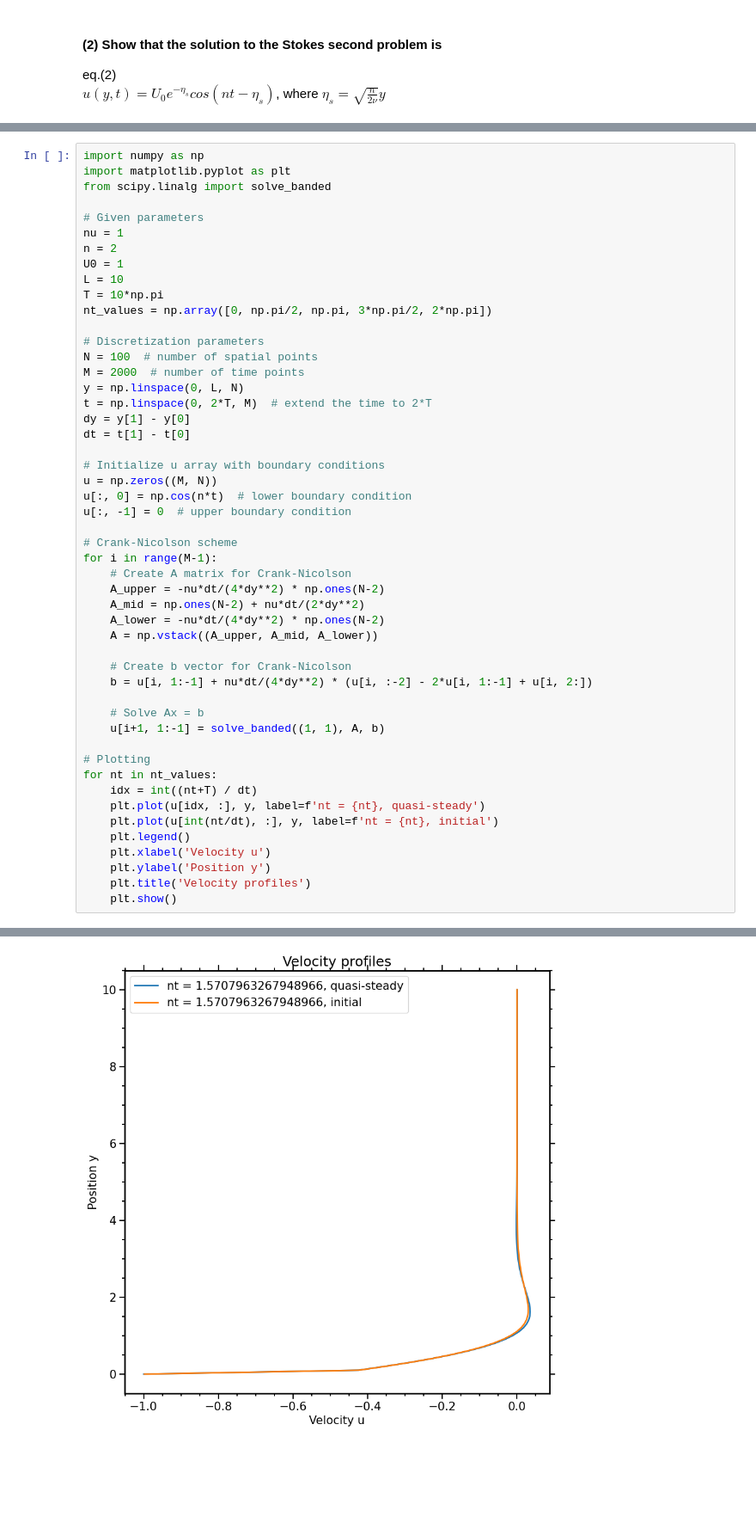
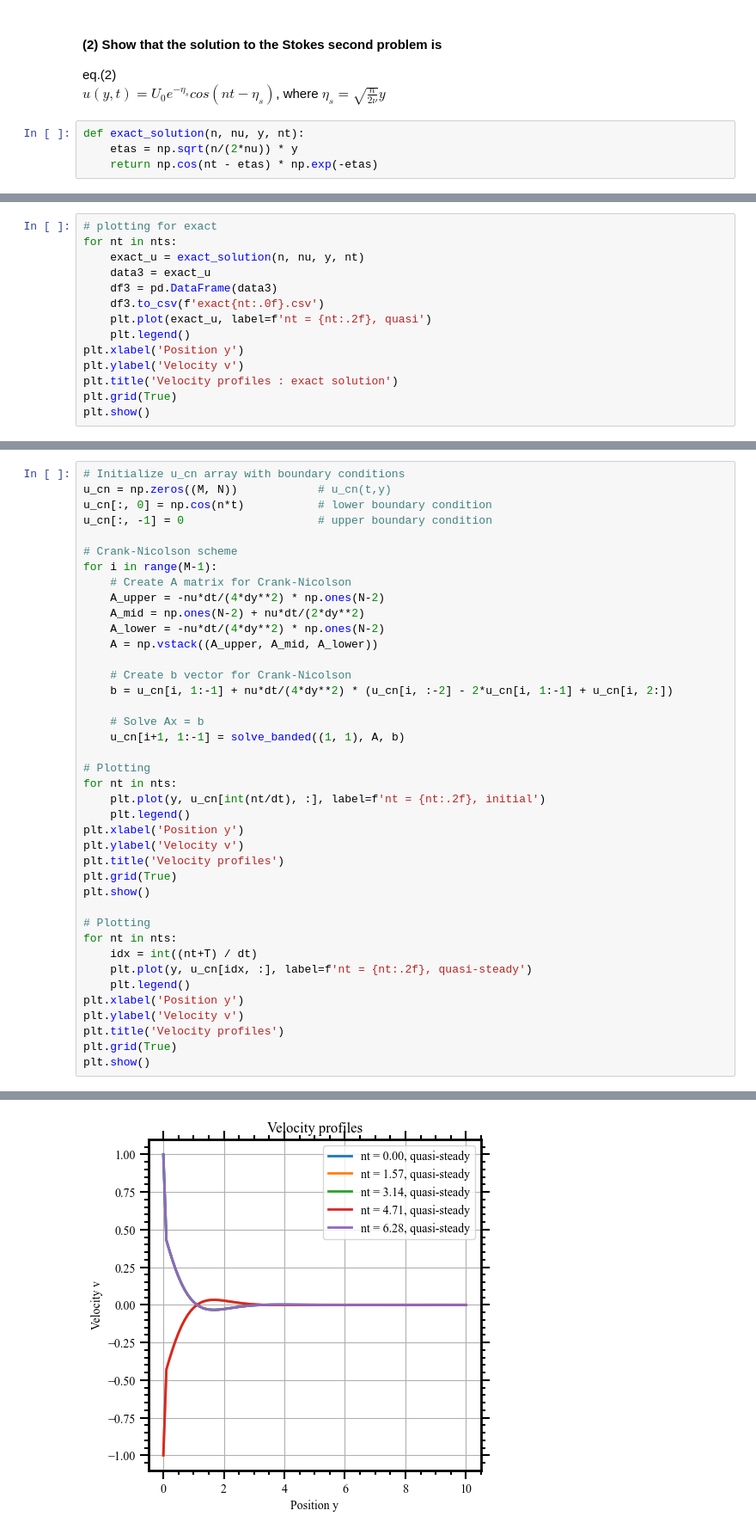
Before and after one commit to boyeon-kim/23-01-CSE5004, a Jupyter notebook: HW6/Python_HW6_boyeonK.ipynb, the cells around one changed output, grey strips where cells are left out. Shown: that part at 86% size. Drawn from its saved outputs; the diff is of its cells as text; blank space fills up the shorter version.

```diff
--- a/HW6/Python_HW6_boyeonK.ipynb
+++ b/HW6/Python_HW6_boyeonK.ipynb
@@ -39,3 +42,7 @@ $\frac{\partial u}{\partial t} = \nu \frac{\partial^2 u}{\partial y^2}$
 
 eq.(2)
 $u(y, t) = U_0 e^{-{\eta}_s} cos(nt - \eta_s)$, where  $\eta_s = \sqrt{\frac{n}{2\nu}} y$
+# %%
+def exact_solution(n, nu, y, nt):
+    etas = np.sqrt(n/(2*nu)) * y
+    return np.cos(nt - etas) * np.exp(-etas)
@@ -41,0 +71,14 @@ $u(y, t) = U_0 e^{-{\eta}_s} cos(nt - \eta_s)$, where  $\eta_s = \sqrt{\frac{n}{
+# %%
+# plotting for exact
+for nt in nts:
+    exact_u = exact_solution(n, nu, y, nt)
+    data3 = exact_u
+    df3 = pd.DataFrame(data3)
+    df3.to_csv(f'exact{nt:.0f}.csv')
+    plt.plot(exact_u, label=f'nt = {nt:.2f}, quasi')
+    plt.legend()
+plt.xlabel('Position y')
+plt.ylabel('Velocity v')
+plt.title('Velocity profiles : exact solution')
+plt.grid(True)
+plt.show()
@@ -89,28 +148,8 @@ for nt in nt_values:
 # %%
-import numpy as np
-import matplotlib.pyplot as plt
-from scipy.linalg import solve_banded
-
-# Given parameters
-nu = 1
-n = 2
-U0 = 1
-L = 10
-T = 10*np.pi
-nt_values = np.array([0, np.pi/2, np.pi, 3*np.pi/2, 2*np.pi])
-
-# Discretization parameters
-N = 100  # number of spatial points
-M = 2000  # number of time points
-y = np.linspace(0, L, N)
-t = np.linspace(0, 2*T, M)  # extend the time to 2*T
-dy = y[1] - y[0]
-dt = t[1] - t[0]
-
-# Initialize u array with boundary conditions
-u = np.zeros((M, N))
-u[:, 0] = np.cos(n*t)  # lower boundary condition
-u[:, -1] = 0  # upper boundary condition
+# Initialize u_cn array with boundary conditions
+u_cn = np.zeros((M, N))            # u_cn(t,y)
+u_cn[:, 0] = np.cos(n*t)           # lower boundary condition
+u_cn[:, -1] = 0                    # upper boundary condition
 
 # Crank-Nicolson scheme
 for i in range(M-1):
@@ -121,19 +160,29 @@ for i in range(M-1):
     A = np.vstack((A_upper, A_mid, A_lower))
 
     # Create b vector for Crank-Nicolson
-    b = u[i, 1:-1] + nu*dt/(4*dy**2) * (u[i, :-2] - 2*u[i, 1:-1] + u[i, 2:])
+    b = u_cn[i, 1:-1] + nu*dt/(4*dy**2) * (u_cn[i, :-2] - 2*u_cn[i, 1:-1] + u_cn[i, 2:])
 
     # Solve Ax = b
-    u[i+1, 1:-1] = solve_banded((1, 1), A, b)
+    u_cn[i+1, 1:-1] = solve_banded((1, 1), A, b)
 
 # Plotting
-for nt in nt_values:
+for nt in nts:
+    plt.plot(y, u_cn[int(nt/dt), :], label=f'nt = {nt:.2f}, initial')
+    plt.legend()
+plt.xlabel('Position y')
+plt.ylabel('Velocity v')
+plt.title('Velocity profiles')
+plt.grid(True)
+plt.show()
+
+# Plotting
+for nt in nts:
     idx = int((nt+T) / dt)
-    plt.plot(u[idx, :], y, label=f'nt = {nt}, quasi-steady')
-    plt.plot(u[int(nt/dt), :], y, label=f'nt = {nt}, initial')
+    plt.plot(y, u_cn[idx, :], label=f'nt = {nt:.2f}, quasi-steady')
     plt.legend()
-    plt.xlabel('Velocity u')
-    plt.ylabel('Position y')
-    plt.title('Velocity profiles')
-    plt.show()
+plt.xlabel('Position y')
+plt.ylabel('Velocity v')
+plt.title('Velocity profiles')
+plt.grid(True)
+plt.show()
 # %% [output]
@@ -141 +190 @@ for nt in nt_values:
-[figure, old version]
+[figure, new version]
```
Also changed, not shown: parts of 10 cells of this notebook, 18 other files.
